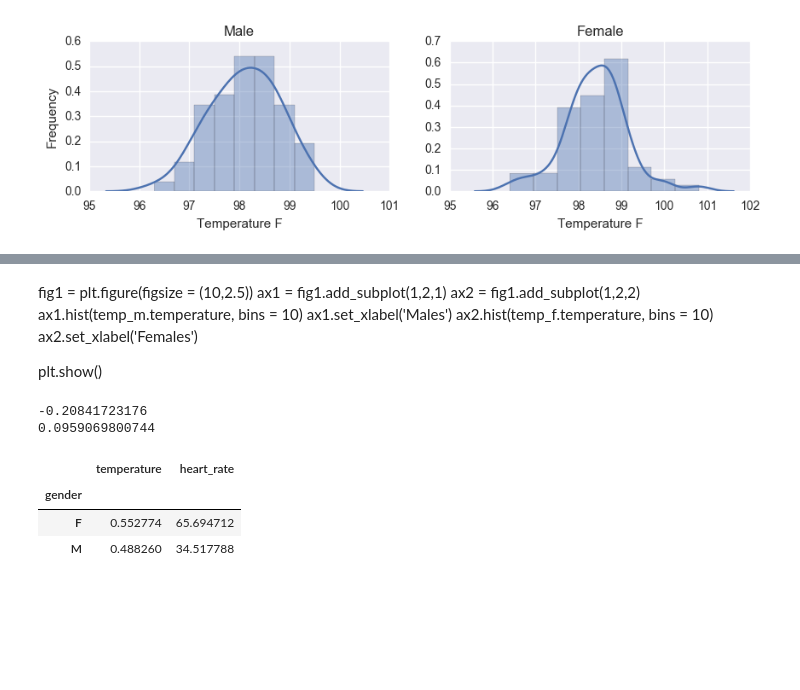
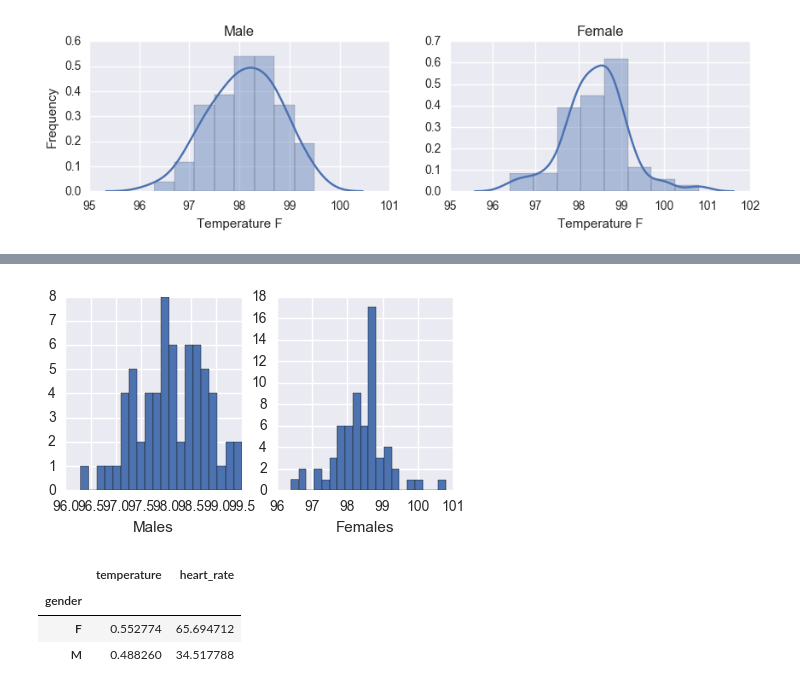
Before and after one commit to patrickmlong/Practice, a Jupyter notebook: sliderule_dsi_inferential_statistics_exercise_1.ipynb, the cells around one changed output, grey strips where cells are left out. Cells and saved outputs as stored; diff of their text form; code cells hidden in the pictures; blank space fills up the shorter version.

```diff
--- a/sliderule_dsi_inferential_statistics_exercise_1.ipynb
+++ b/sliderule_dsi_inferential_statistics_exercise_1.ipynb
@@ -264,21 +247,15 @@ plt.show()
-# %% [markdown]
-fig1 = plt.figure(figsize = (10,2.5))
-ax1 = fig1.add_subplot(1,2,1)
-ax2 = fig1.add_subplot(1,2,2)
-ax1.hist(temp_m.temperature, bins = 10)
-ax1.set_xlabel('Males')
-ax2.hist(temp_f.temperature, bins = 10)
-ax2.set_xlabel('Females')
-
-plt.show()
-# %%
-temp_m_skew = stats.skew(temp_m.temperature)
-temp_f_skew = stats.skew(temp_f.temperature)
-print(temp_m_skew)
-print(temp_f_skew)
-# %% [output]
--0.20841723176
-0.0959069800744
+# %%
+fig1 = plt.figure(figsize = (5,2.5))
+ax1 = fig1.add_subplot(1,2,1)
+ax2 = fig1.add_subplot(1,2,2)
+ax1.hist(temp_m.temperature, bins = 20)
+ax1.set_xlabel('Males')
+ax2.hist(temp_f.temperature, bins = 20)
+ax2.set_xlabel('Females')
+
+plt.show()
+# %% [output]
+[figure, added]
 # %%
 df.groupby('gender').var()
 # %% [output]
```
Also changed, not shown: parts of 7 cells of this notebook.
